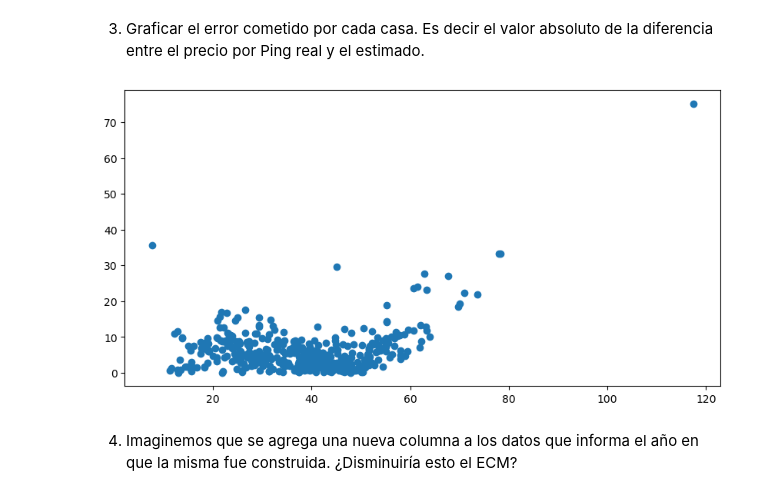
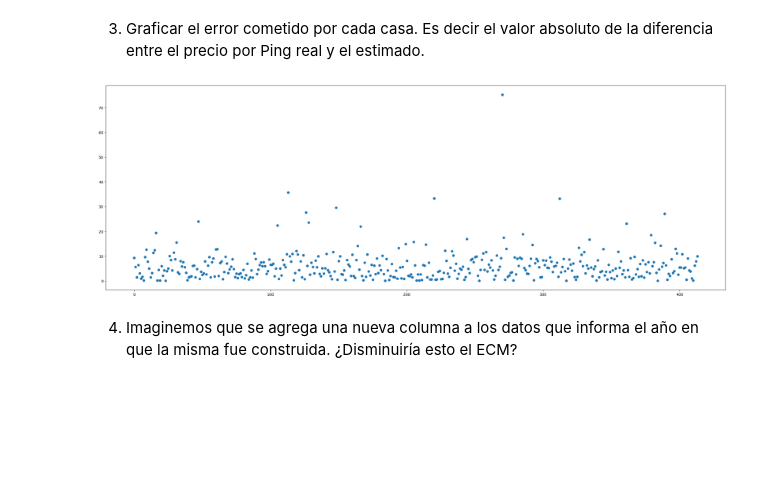
Before and after one commit to IgnacioPardo/Metodos_TP1, a Jupyter notebook: TP1.ipynb, the cells around one changed output. Cells and saved outputs as stored; diff of their text form; code cells hidden in the pictures; blank space fills up the shorter version.

```diff
--- a/TP1.ipynb
+++ b/TP1.ipynb
@@ -558,14 +556,15 @@ ECM(y_test, y_pred_)
 # %% [markdown]
 3. Graficar el error cometido por cada casa. Es decir el valor absoluto de la diferencia entre el precio por Ping real y el estimado.
 # %%
-y_matrix_plt: np.ndarray = y_matrix.T[0]
-y_pred_plt: np.ndarray = y_pred_.T[0]
+X_matrix_ones: np.ndarray = ones_column(X_matrix)
 
-plt.figure(figsize=(10, 5))
-plt.plot(y_matrix_plt, abs(y_matrix_plt - y_pred_plt), 'o')
+y_pred: np.ndarray = np.dot(X_matrix_ones, b_)
+
+plt.figure(figsize=(30, 10))
+plt.scatter(range(len(X_matrix)), abs(y_matrix - y_pred))
 plt.show()
 # %% [output]
-[figure, old version]
+[figure, new version]
 # %% [markdown]
 4. Imaginemos que se agrega una nueva columna a los datos que informa el año en que la misma fue construida. ¿Disminuiría esto el ECM?
 # %% [markdown]
```
Also changed, not shown: parts of 3 cells of this notebook.
